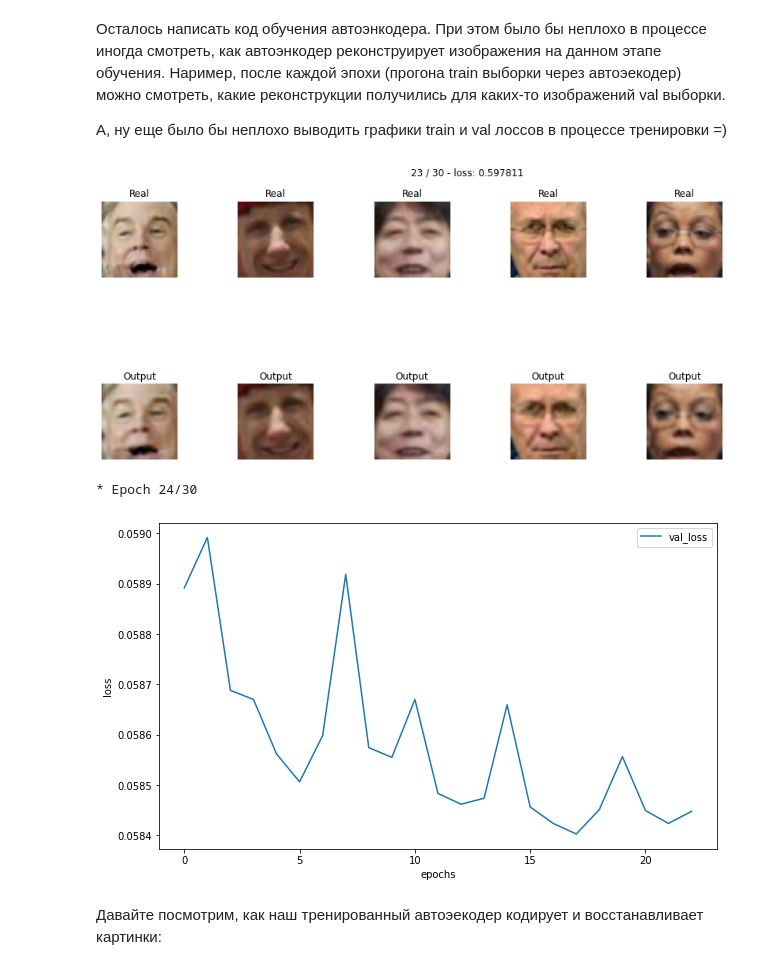
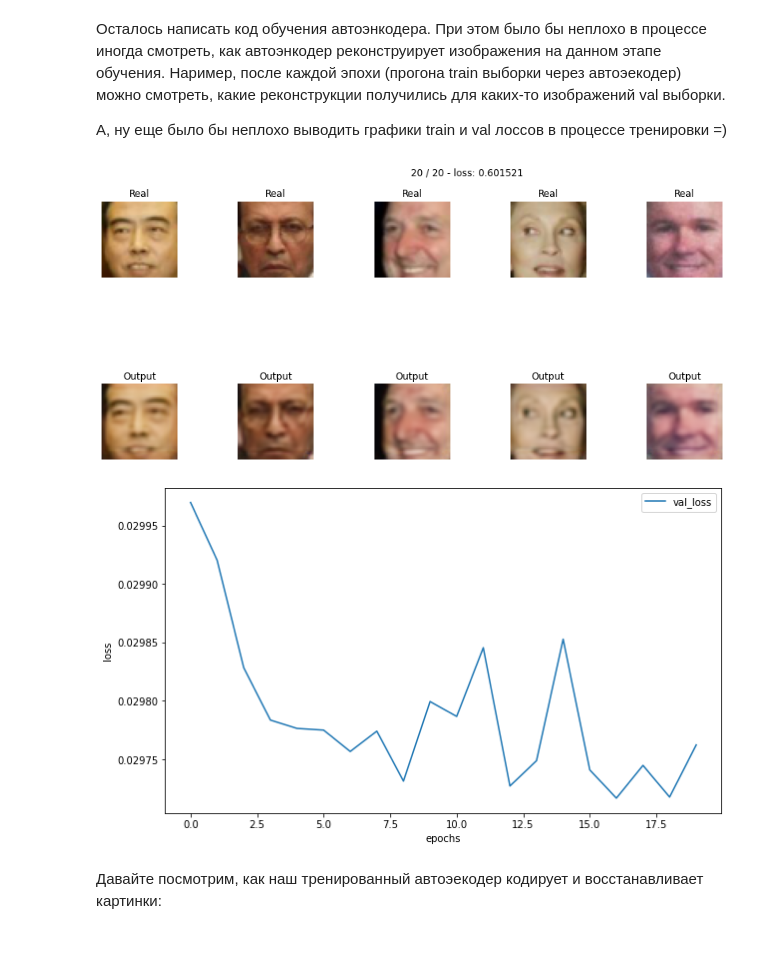
Before and after one commit to LevPerla/DLS_CV_Course, a Jupyter notebook: project/Autoencoders.ipynb, the cells around one changed output. Saved outputs shown, nothing was run; the diff lists cells and outputs as text; code cells hidden in the pictures.

```diff
--- a/project/Autoencoders.ipynb
+++ b/project/Autoencoders.ipynb
@@ -105,7 +105,7 @@ print(len(train_attrs), len(val_attrs))
 12485 658
 # %%
 from torch.utils.data import DataLoader
-batch_size = 10
+batch_size = 20
 data_train = DataLoader(np.rollaxis(train_files, 3, 1), batch_size=batch_size, shuffle=True)
 data_val = DataLoader(np.rollaxis(val_files, 3, 1), batch_size=batch_size, shuffle=True)
 # %%
@@ -321,15 +319,14 @@ def train(model, opt, loss_fn, epochs, data_tr, data_val, patience=10, plot=True
 # %%
 history = train(model=autoencoder,
                 opt=optimizer,
                 loss_fn=criterion,
-                epochs=30,
+                epochs=20,
                 data_tr=data_train,
                 data_val=data_val,
                 patience=5,
                 plot=True);
 # %% [output]
-[figure, old version]
+[figure, new version]
-* Epoch 24/30
 # %%
 # history = train(model=net,
 #                 opt=optimizer,
@@ -357,7 +354,7 @@ def show_val_loss_plot(history):
 # %%
 show_val_loss_plot(history)
 # %% [output]
-[figure, old version]
+[figure, new version]
 # %% [markdown]
 Давайте посмотрим, как наш тренированный автоэекодер кодирует и восстанавливает картинки:
 # %%
```
Also changed, not shown: parts of 26 cells of this notebook.
